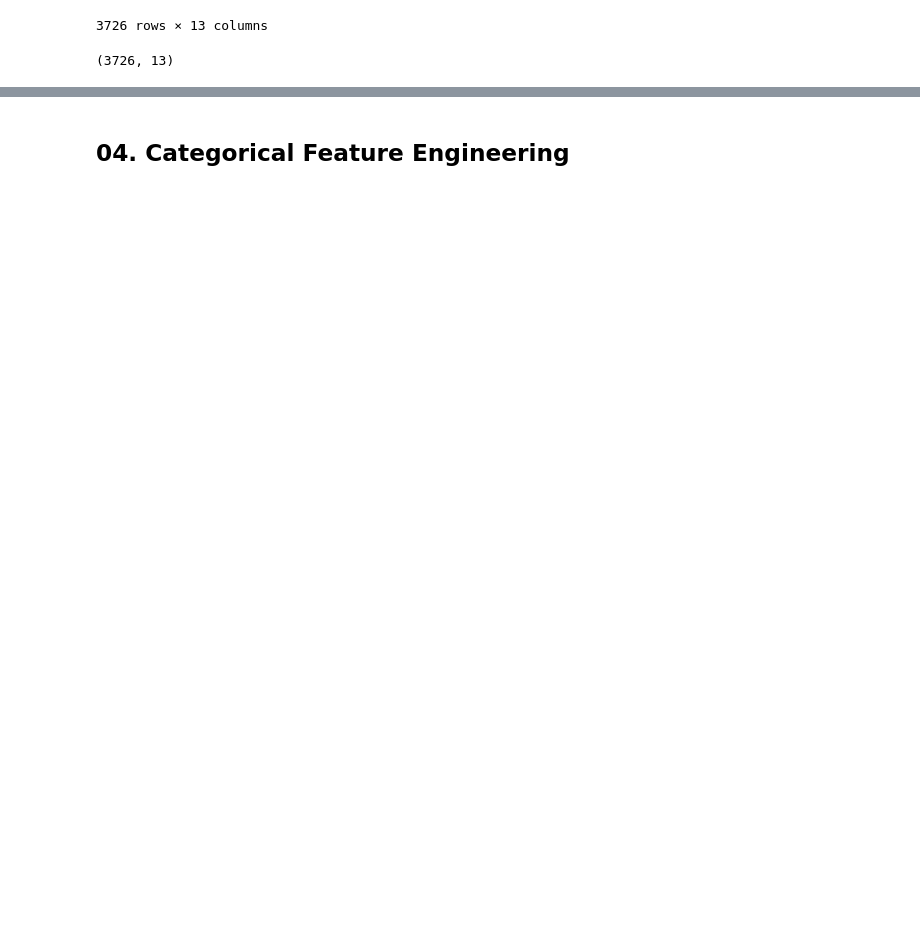
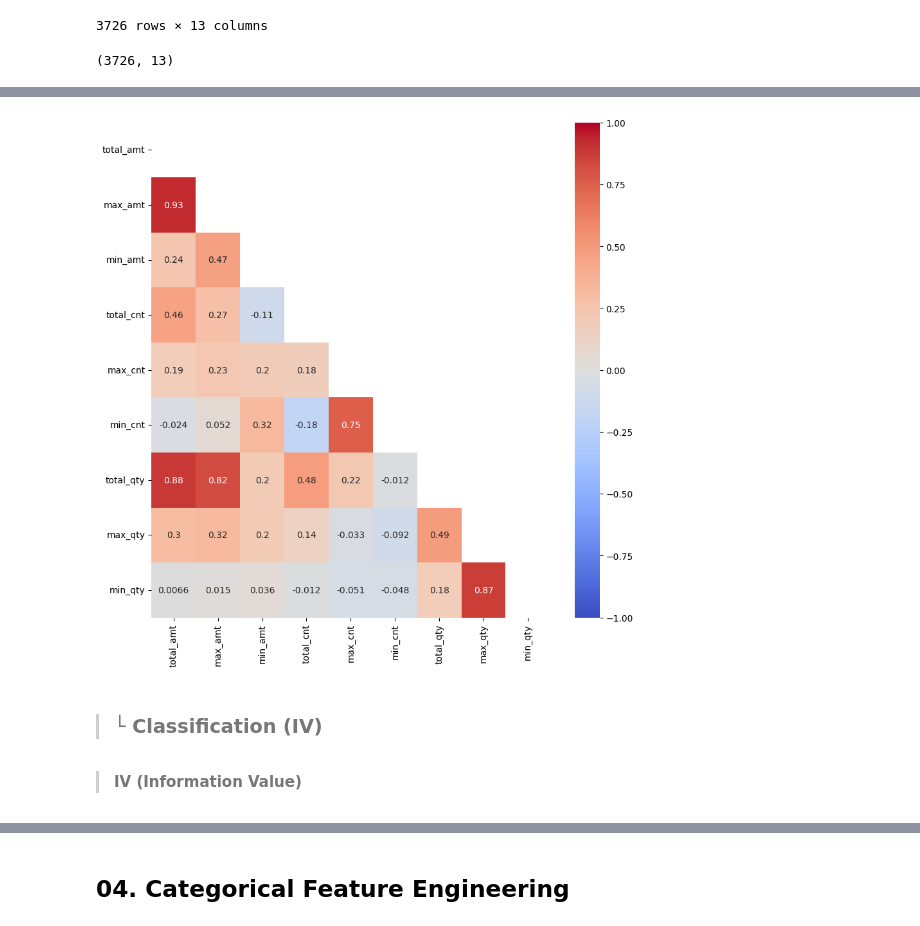
Before and after one commit to chulwonchae/2024-Summer-ML-Projects, a Jupyter notebook: Data_analytic_routine.ipynb, the cells around one changed output, grey strips where cells are left out. Drawn from its saved outputs; the diff is of its cells as text; code cells hidden in the pictures; blank space fills up the shorter version.

```diff
--- a/Data_analytic_routine.ipynb
+++ b/Data_analytic_routine.ipynb
@@ -1226,0 +1311,15 @@ df_mart.shape
+# %%
+# Heatmap
+import seaborn as sns
+#correlation
+df_pair = df_mart[['total_amt', 'max_amt', 'min_amt', 'total_cnt','max_cnt', 'min_cnt', 'total_qty', 'max_qty', 'min_qty']]
+# drop duplicated
+mask = np.triu(np.ones_like(df_pair.corr()))
+sns.heatmap(df_pair.corr(), vmin = -1, vmax = +1, annot = True, cmap = 'coolwarm', mask = mask);
+plt.gcf().set_size_inches(10, 10)
+# %% [output]
+[figure, added]
+# %% [markdown]
+> ### **└ Classification (IV)**
+# %% [markdown]
+> **IV (Information Value)**
```
Also changed, not shown: parts of 34 cells of this notebook, 2 other files.
